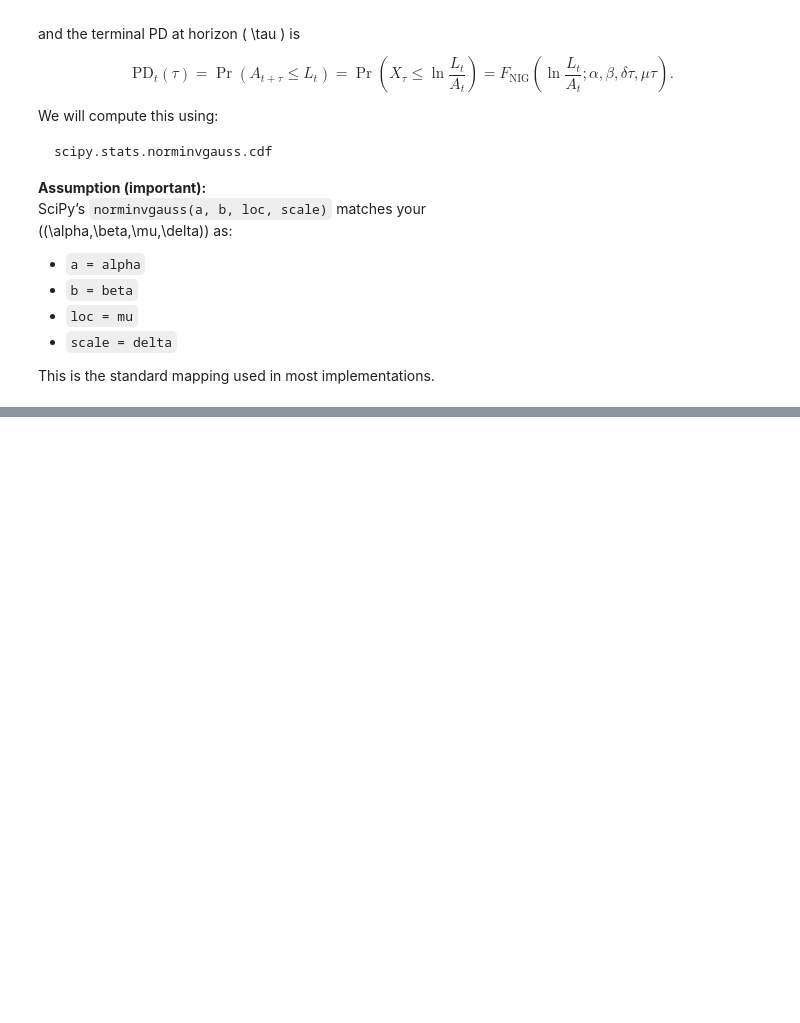
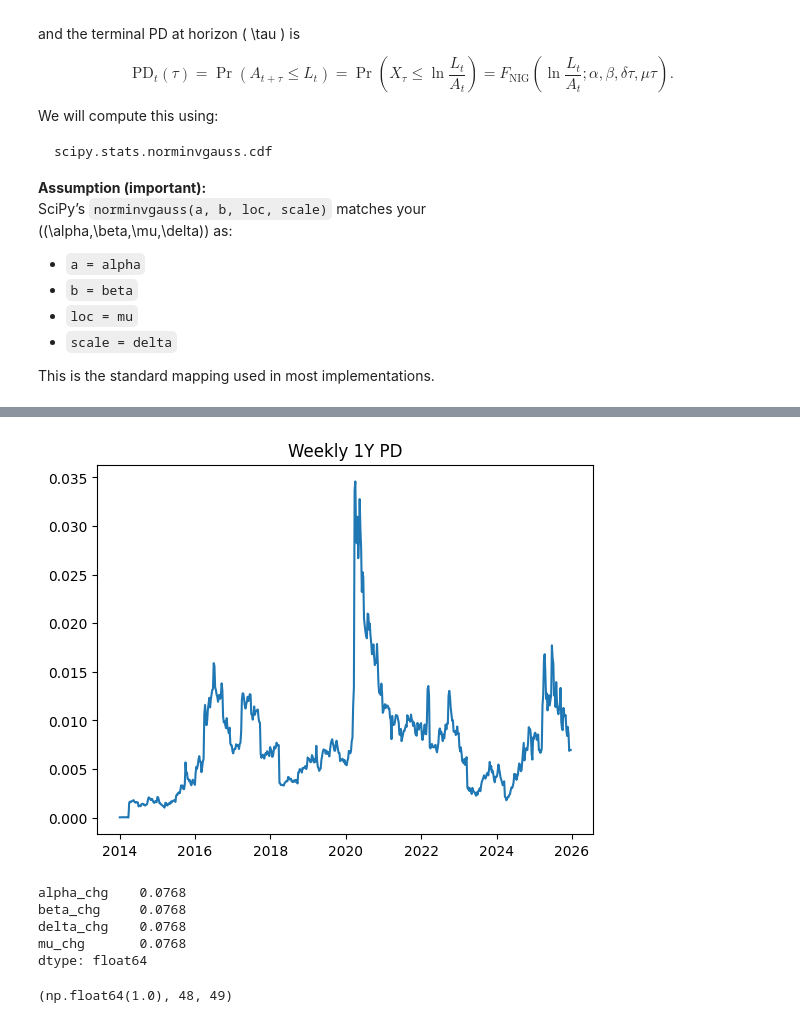
Before and after one commit to keenanveronica/Merton_NIGbayesian, a Jupyter notebook: NIG_model.ipynb, the cells around one changed output, grey strips where cells are left out. Cells and saved outputs as stored; diff of their text form; code cells hidden in the pictures; blank space fills up the shorter version.

```diff
--- a/NIG_model.ipynb
+++ b/NIG_model.ipynb
@@ -1070,24 +411,0 @@ def pick_params_for_date(
-# %%
-gv = "100022"
-g_panel = nig_df[nig_df["gvkey"].astype(str) == gv].copy()
-
-# p0 is your fallback pre-burn-in
-p0 = NIGParams(alpha=15.0, beta=-3.0, delta=0.20, mu=0.00)
-
-bmw_pd_m = pd_monthly_one_firm(
-    g_panel,
-    gvkey=gv,
-    p0=p0,
-    p_cache=p_cache,
-    tau_inv=1.0,
-    tau_steps_pd=52.0,
-)
-
-# Apply evaluation start (burn-in complete): 2014-01-01
-bmw_pd_eval = bmw_pd_m[bmw_pd_m["date"] >= "2014-01-01"].copy()
-
-print(bmw_pd_m.head())
-bmw_pd_eval["A_over_L"] = bmw_pd_eval["A_hat"] / bmw_pd_eval["L"]
-print(bmw_pd_eval[["PD_1y","A_over_L"]].corr())
-print(bmw_pd_eval["PD_1y"].describe())
-print(bmw_pd_eval["A_over_L"].describe())
@@ -1111,0 +412,14 @@ Name: A_over_L, dtype: float64
+# %%
+from nig_pd import pd_weekly_one_firm
+
+assets_weekly = bmw_assets_w.loc[
+    bmw_assets_w["date"] >= pd.Timestamp("2014-01-01")
+].copy()
+
+weekly_pd = pd_weekly_one_firm(
+    assets_weekly,
+    gvkey="100022",
+    param_updates=updates,
+    p0=p0,
+    horizon_weeks=52.0,
+)
@@ -1111,0 +448,27 @@ Name: A_over_L, dtype: float64
+# %%
+from matplotlib import pyplot as plt
+plt.plot(weekly_pd["date"], weekly_pd["PD_1y"])
+plt.title("Weekly 1Y PD")
+plt.show()
+# %% [output]
+[figure, added]
+# %%
+tmp = weekly_pd.sort_values("date").copy()
+
+# Count how often params change week-to-week
+for c in ["alpha","beta","delta","mu"]:
+    tmp[c+"_chg"] = tmp[c].diff().fillna(0) != 0
+
+tmp[[c+"_chg" for c in ["alpha","beta","delta","mu"]]].mean()
+# %% [output]
+alpha_chg    0.0768
+beta_chg     0.0768
+delta_chg    0.0768
+mu_chg       0.0768
+dtype: float64
+# %%
+refit_dates = set(pd.to_datetime(updates["date"]))
+changed = tmp.loc[tmp["alpha"].diff().fillna(0) != 0, "date"]
+changed.isin(refit_dates).mean(), len(changed), len(refit_dates)
+# %% [output]
+(np.float64(1.0), 48, 49)
```
Also changed, not shown: parts of 22 cells of this notebook, 4 other files.
